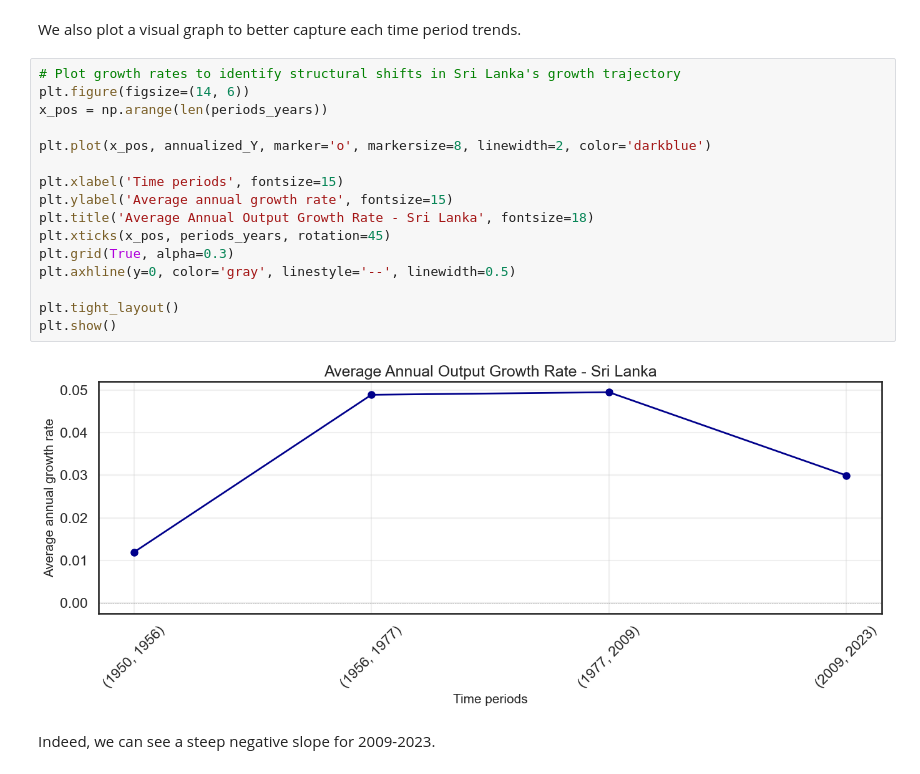
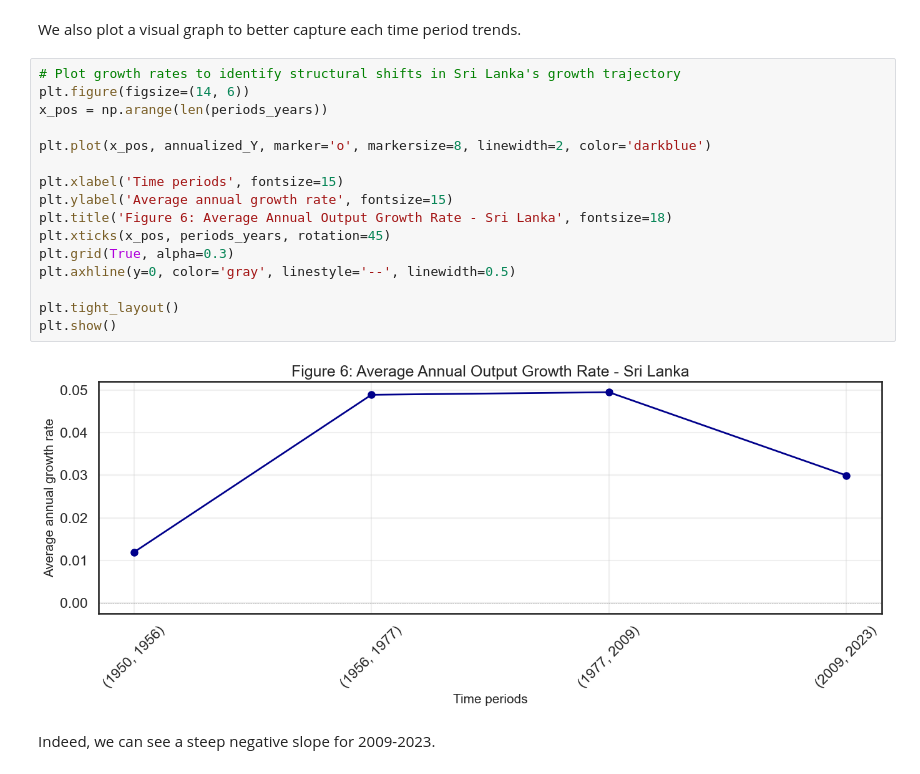
Before and after one commit to ikedasakii/EC2B1_group_project, a Jupyter notebook: find_GDP_trend_decades_copy.ipynb, the cells around one changed output. Cells and saved outputs as stored; diff of their text form.

```diff
--- a/find_GDP_trend_decades_copy.ipynb
+++ b/find_GDP_trend_decades_copy.ipynb
@@ -642,21 +642,21 @@ We also plot a visual graph to better capture each time period trends.
 # %%
 # Plot growth rates to identify structural shifts in Sri Lanka's growth trajectory
 plt.figure(figsize=(14, 6))
 x_pos = np.arange(len(periods_years))
 
 plt.plot(x_pos, annualized_Y, marker='o', markersize=8, linewidth=2, color='darkblue')
 
 plt.xlabel('Time periods', fontsize=15)
 plt.ylabel('Average annual growth rate', fontsize=15)
-plt.title('Average Annual Output Growth Rate - Sri Lanka', fontsize=18)
+plt.title('Figure 6: Average Annual Output Growth Rate - Sri Lanka', fontsize=18)
 plt.xticks(x_pos, periods_years, rotation=45)
 plt.grid(True, alpha=0.3)
 plt.axhline(y=0, color='gray', linestyle='--', linewidth=0.5)
 
 plt.tight_layout()
 plt.show()
 # %% [output]
-[figure, old version]
+[figure, new version]
 # %% [markdown]
 Indeed, we can see a steep negative slope for 2009-2023.
 # %% [markdown]
```
Also changed, not shown: parts of 4 cells of this notebook.
